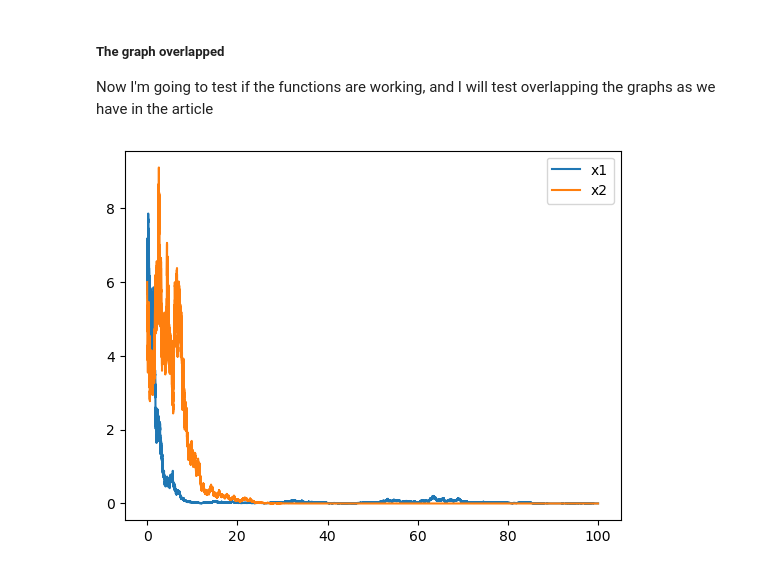
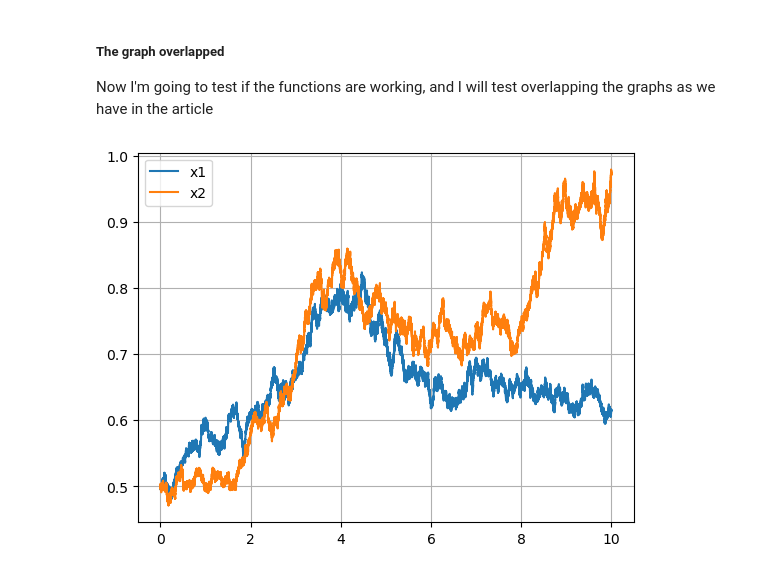
Before and after one commit to JhonatanFelix/patankar-euler, a Jupyter notebook: Lotka-Volterra/model_same_variation.ipynb, the cells around one changed output. Cells and saved outputs as stored; diff of their text form; code cells hidden in the pictures.

```diff
--- a/Lotka-Volterra/model_same_variation.ipynb
+++ b/Lotka-Volterra/model_same_variation.ipynb
@@ -6,7 +6,7 @@ import numpy as np
 # %%
 # Cell with the functions
 
-a1, a2, b1, b2 = 0.1, -0.1, 0.1, -0.12
+a1, a2, b1, b2 = 0.1, 0.1, 0.1, 0.12
 
 def explicit_euler_calculation(x, times, h, sigma1, sigma2, I = None):
     x_current = np.array(x)
@@ -131,26 +151,40 @@ def simulate_system(times, h, sigma1, sigma2, initial_cond, I=None, sim = 'fully
         x = fully_composite_euler_method(times, h, sigma1, sigma2, initial_cond, I)
     elif sim == 'composite':
         x = composite_euler_method(times, h, sigma1, sigma2, initial_cond, I)
+    elif sim == 'explicit':
+        x = explicit_euler_method(times, h, sigma1, sigma2, initial_cond , I)
     else:
         x = stochastic_patankar_method(times, h, sigma1, sigma2, initial_cond, I)
 
     return x, I
+
+def generate_and_see(initial_time = 0, final_time = 100, h = 1/(2**4), sigma1 = 0.2, sigma2 = 0.2 , initial_conditions = [6,6]
+                     , sim = 'fully'):
+    times  = np.arange(initial_time, final_time, h)
+    x, _ = simulate_system(times, h, sigma1, sigma2, [6,6] , sim = 'fully')
+
+    plt.plot(times, x[:, 0], label = 'x1')
+    plt.plot(times, x[:, 1], label = 'x2')
+    plt.legend()
+    plt.show()
+    return x
 # %% [markdown]
 ### Tests and results
 # %% [markdown]
 ##### The graph overlapped
 Now I'm going to test if the functions are working, and I will test overlapping the graphs as we have in the article
 # %%
-h = 1/(2**15)
-times = np.arange(0,100 ,h)
-x, I = simulate_system(times, h, 0.5, 0.5, [6,6] , sim = 'fully')
+h = 1/(2**14)
+times = np.arange(0,10 ,h)
+x, I = simulate_system(times, h, 0.1, 0.1, [0.5, 0.5] , sim = 'fully')
 
 plt.plot(times, x[:, 0], label = 'x1')
 plt.plot(times, x[:, 1], label = 'x2')
 plt.legend()
+plt.grid(True)
 plt.show()
 # %% [output]
-[figure, old version]
+[figure, new version]
 # %%
 h_coarse = 1/(2**4)
 times_coarse = np.arange(0,100 ,h_coarse)
```
Also changed, not shown: parts of 16 cells of this notebook.
